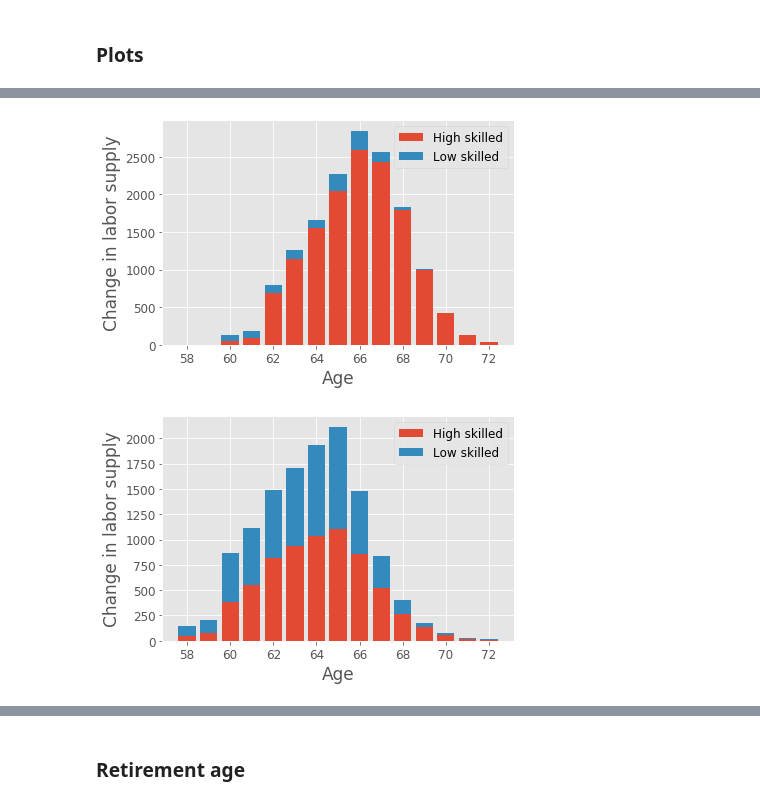
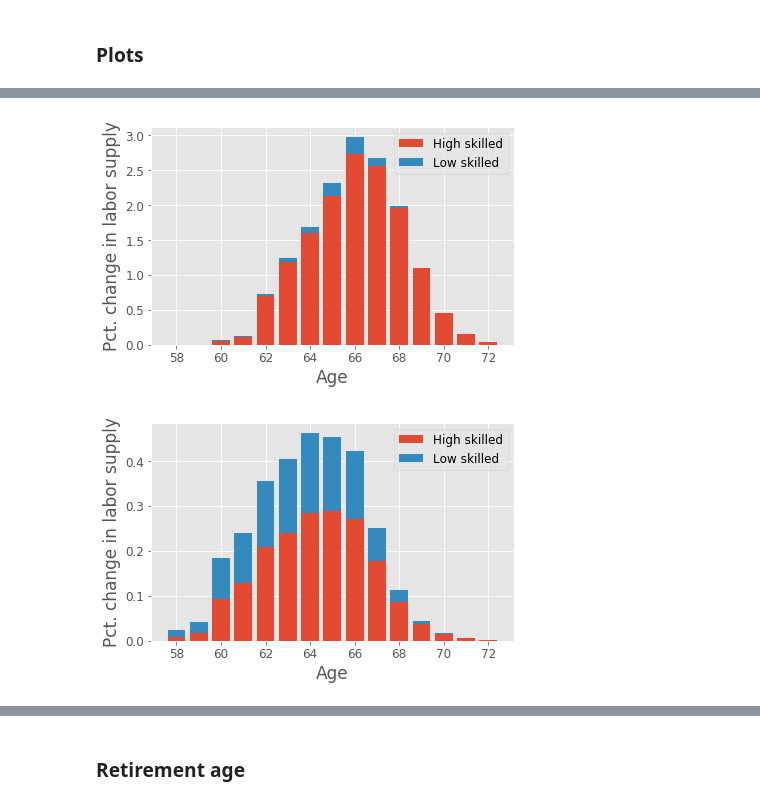
Before and after one commit to mathiassunesen/Speciale_retirement, a Jupyter notebook: Main/Experiments.ipynb, the cells around one changed output, grey strips where cells are left out. Saved outputs shown, nothing was run; the diff lists cells and outputs as text; code cells hidden in the pictures.

```diff
--- a/Main/Experiments.ipynb
+++ b/Main/Experiments.ipynb
@@ -37,6 +37,5 @@ del Single
 # %%
 CoupleEst,SingleEst = SMD.load_est(name='Couple',couple=True)
 Couple = RetirementClass(couple=True, single_kwargs=SingleEst, **CoupleEst)
-LS['Couple'] = figs.resolve_c(Couple, vars=['d'], ages=[58,72], fradrag=[0,1])
-GovS['Couple'] = figs.resolve_c(Couple, vars=['GovS'], ages=[57,110], fradrag=x)
-#del Couple
+LS['Couple'] = figs.resolve_c(Couple, vars=['d', 'RetAge'], fradrag=[0,1])
+GovS['Couple'] = figs.resolve_c(Couple, vars=['GovS', 'RetAge'], fradrag=x)
@@ -43,11 +44,17 @@ GovS['Couple'] = figs.resolve_c(Couple, vars=['GovS'], ages=[57,110], fradrag=x)
+# %%
+Couple.par.phi_0_male = 0
+Couple.par.phi_0_female = 0
+Couple.par.phi_1 = 0
+LS['phi0'] = figs.resolve_c(Couple, vars=['d', 'RetAge'], fradrag=[0,1])
+GovS['phi0'] = figs.resolve_c(Couple, vars=['GovS', 'RetAge'], fradrag=x)
+#del Couple
 # %% [markdown]
 ### Restricted Couple model
 # %%
-Couple.par.phi_0_male = 0
-Couple.par.phi_0_female = 0
-Couple.par.phi_1 = 0
-LS['RestCouple'] = figs.resolve_c(Couple, vars=['d'], ages=[58,72], fradrag=[0,1])
-GovS['RestCouple'] = figs.resolve_c(Couple, vars=['GovS'], ages=[57,110], fradrag=x)
-del Couple
+RestCoupleEst,RestSingleEst = SMD.load_est(name='RestCouple',couple=True)
+RestCouple = RetirementClass(couple=True, single_kwargs=RestSingleEst, **RestCoupleEst)
+LS['RestCouple'] = figs.resolve_c(RestCouple, vars=['d', 'RetAge'], fradrag=[0,1])
+GovS['RestCouple'] = figs.resolve_c(RestCouple, vars=['GovS', 'RetAge'], fradrag=x)
+del RestCouple
 # %% [markdown]
 ### Plots
@@ -69,8 +61,9 @@ for i in range(len(x)):
 # %%
-figs.LS_bar(LS['Single'],start_age=57,ages=[58,72],save=False)
+figs.LS_bar(LS['Single'],N=Single.par.simN,start_age=57,ages=[58,72]).savefig('figs/Experiments/Deduction_Single_LS.png')
 # %% [output]
-[figure, old version]
+[figure, new version]
 # %%
-figs.LS_bar(LS['Couple'],ages=[58,72],save=False)
+figs.LS_bar(LS['Couple'],N=Couple.par.simN*2,
+            start_age=53,ages=[58,72]).savefig('figs/Experiments/Deduction_Couple_LS.png')
 # %% [output]
-[figure, old version]
+[figure, new version]
```
Also changed, not shown: parts of 141 cells of this notebook, 45 other files.
